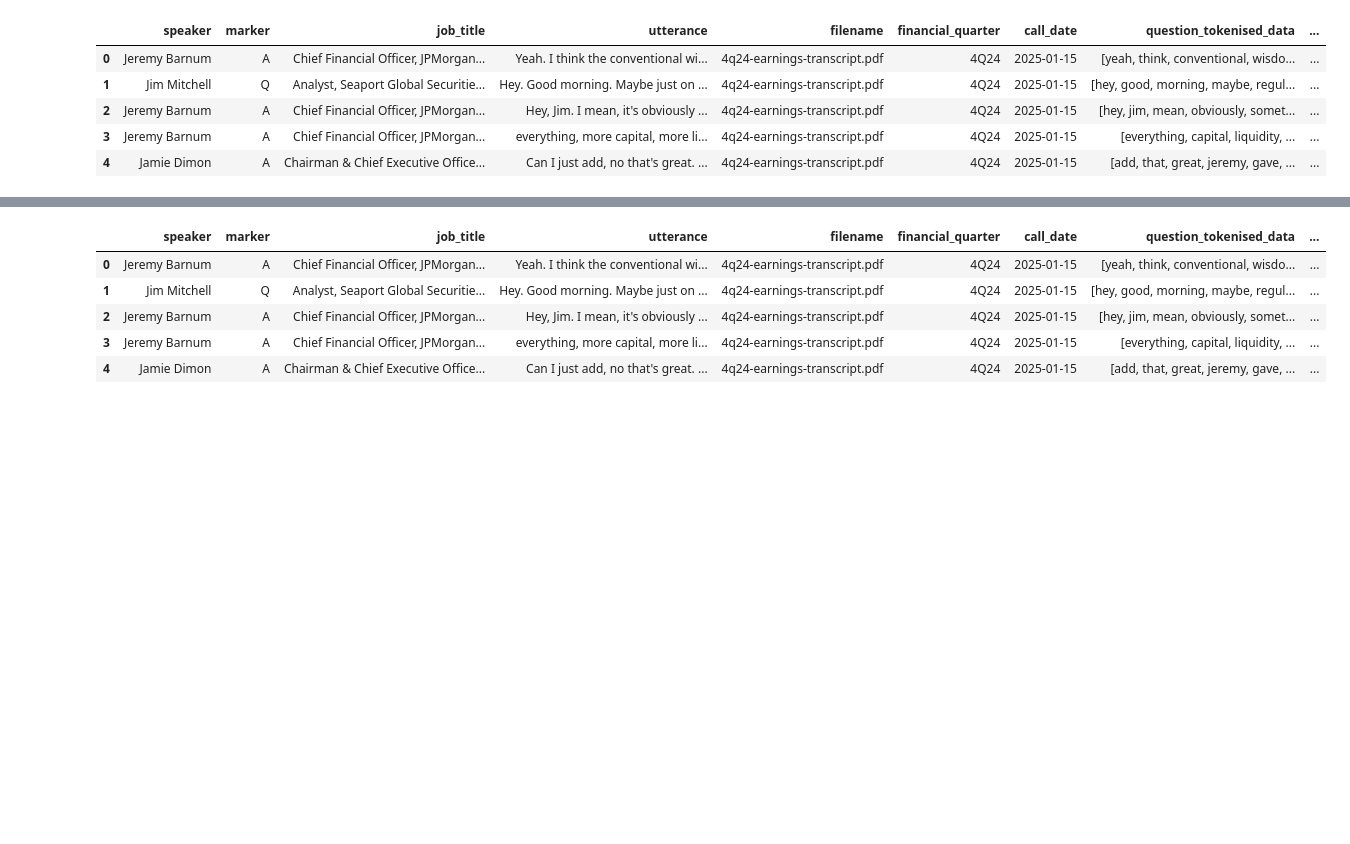
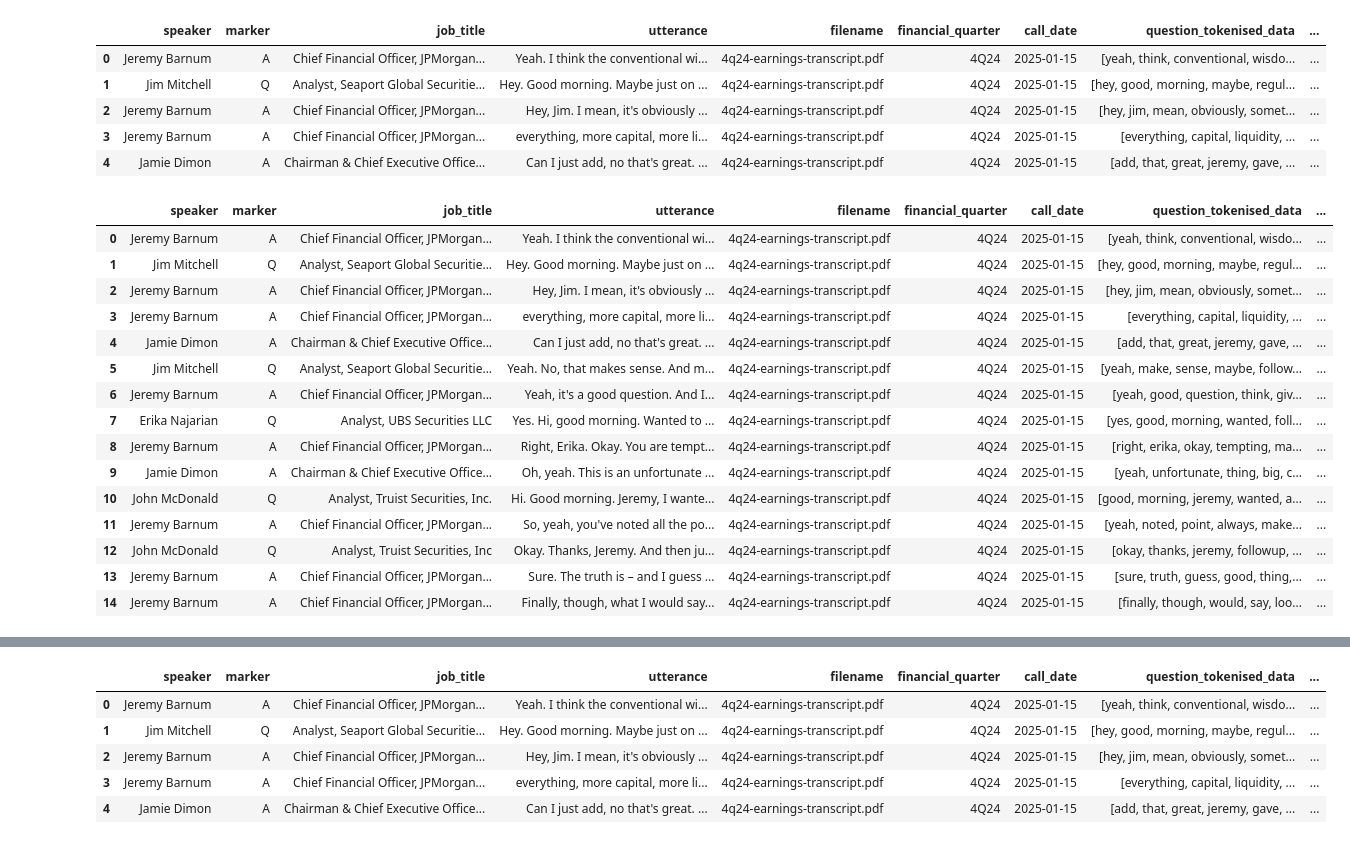
Before and after one commit to sheldonkemper/bank_of_england, a Jupyter notebook: notebooks/processed/ct_preprocessing.ipynb, the cells around one changed output, grey strips where cells are left out. Drawn from its saved outputs; the diff is of its cells as text; code cells hidden in the pictures; blank space fills up the shorter version.

```diff
--- a/notebooks/processed/ct_preprocessing.ipynb
+++ b/notebooks/processed/ct_preprocessing.ipynb
@@ -213,3 +223,22 @@ qa_data.head()
+# %%
+qa_data.head(15)
+# %% [output]
+|  | speaker | marker | job_title | utterance | filename | financial_quarter | call_date | question_tokenised_data | ... |
+| 0 | Jeremy Barnum | A | Chief Financial Officer, JPMorgan... | Yeah. I think the conventional wi... | 4q24-earnings-transcript.pdf | 4Q24 | 2025-01-15 | [yeah, think, conventional, wisdo... | ... |
+| 1 | Jim Mitchell | Q | Analyst, Seaport Global Securitie... | Hey. Good morning. Maybe just on ... | 4q24-earnings-transcript.pdf | 4Q24 | 2025-01-15 | [hey, good, morning, maybe, regul... | ... |
+| 2 | Jeremy Barnum | A | Chief Financial Officer, JPMorgan... | Hey, Jim. I mean, it's obviously ... | 4q24-earnings-transcript.pdf | 4Q24 | 2025-01-15 | [hey, jim, mean, obviously, somet... | ... |
+| 3 | Jeremy Barnum | A | Chief Financial Officer, JPMorgan... | everything, more capital, more li... | 4q24-earnings-transcript.pdf | 4Q24 | 2025-01-15 | [everything, capital, liquidity, ... | ... |
+| 4 | Jamie Dimon | A | Chairman & Chief Executive Office... | Can I just add, no that's great. ... | 4q24-earnings-transcript.pdf | 4Q24 | 2025-01-15 | [add, that, great, jeremy, gave, ... | ... |
+| 5 | Jim Mitchell | Q | Analyst, Seaport Global Securitie... | Yeah. No, that makes sense. And m... | 4q24-earnings-transcript.pdf | 4Q24 | 2025-01-15 | [yeah, make, sense, maybe, follow... | ... |
+| 6 | Jeremy Barnum | A | Chief Financial Officer, JPMorgan... | Yeah, it's a good question. And I... | 4q24-earnings-transcript.pdf | 4Q24 | 2025-01-15 | [yeah, good, question, think, giv... | ... |
+| 7 | Erika Najarian | Q | Analyst, UBS Securities LLC | Yes. Hi, good morning. Wanted to ... | 4q24-earnings-transcript.pdf | 4Q24 | 2025-01-15 | [yes, good, morning, wanted, foll... | ... |
+| 8 | Jeremy Barnum | A | Chief Financial Officer, JPMorgan... | Right, Erika. Okay. You are tempt... | 4q24-earnings-transcript.pdf | 4Q24 | 2025-01-15 | [right, erika, okay, tempting, ma... | ... |
+| 9 | Jamie Dimon | A | Chairman & Chief Executive Office... | Oh, yeah. This is an unfortunate ... | 4q24-earnings-transcript.pdf | 4Q24 | 2025-01-15 | [yeah, unfortunate, thing, big, c... | ... |
+| 10 | John McDonald | Q | Analyst, Truist Securities, Inc. | Hi. Good morning. Jeremy, I wante... | 4q24-earnings-transcript.pdf | 4Q24 | 2025-01-15 | [good, morning, jeremy, wanted, a... | ... |
+| 11 | Jeremy Barnum | A | Chief Financial Officer, JPMorgan... | So, yeah, you've noted all the po... | 4q24-earnings-transcript.pdf | 4Q24 | 2025-01-15 | [yeah, noted, point, always, make... | ... |
+| 12 | John McDonald | Q | Analyst, Truist Securities, Inc | Okay. Thanks, Jeremy. And then ju... | 4q24-earnings-transcript.pdf | 4Q24 | 2025-01-15 | [okay, thanks, jeremy, followup, ... | ... |
+| 13 | Jeremy Barnum | A | Chief Financial Officer, JPMorgan... | Sure. The truth is – and I guess ... | 4q24-earnings-transcript.pdf | 4Q24 | 2025-01-15 | [sure, truth, guess, good, thing,... | ... |
+| 14 | Jeremy Barnum | A | Chief Financial Officer, JPMorgan... | Finally, though, what I would say... | 4q24-earnings-transcript.pdf | 4Q24 | 2025-01-15 | [finally, though, would, say, loo... | ... |
 # %%
 qa_data["AS"]=None
 qa_data["title"]=None
```
Also changed, not shown: parts of 11 cells of this notebook.
